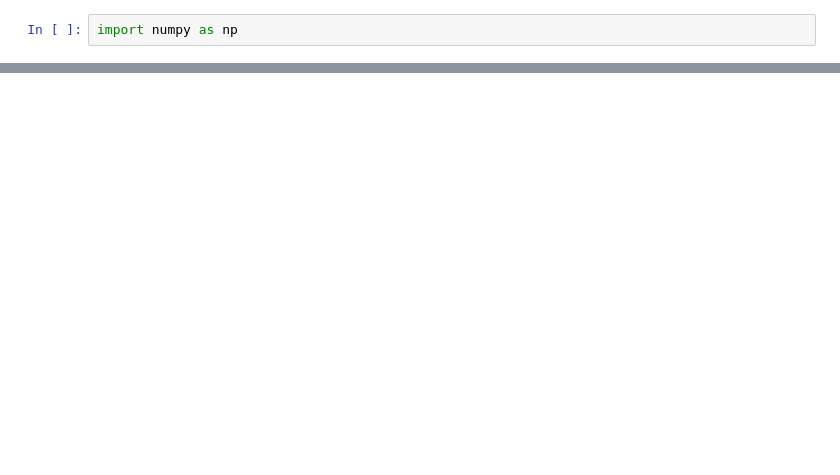
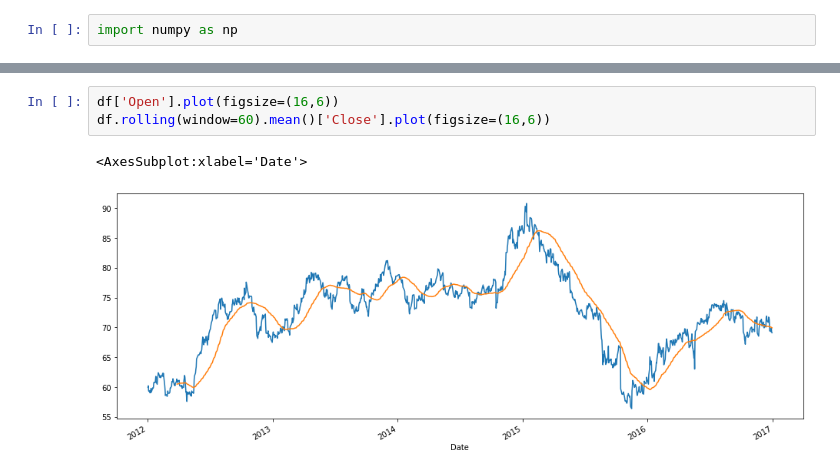
Before and after one commit to RobsonRamos/PythonForFinance, a Jupyter notebook: Untitled1.ipynb, the cells around one changed output, grey strips where cells are left out. Cells and saved outputs as stored; diff of their text form; blank space fills up the shorter version.

```diff
--- a/Untitled1.ipynb
+++ b/Untitled1.ipynb
@@ -20,0 +129,6 @@ np.fi
+# %%
+df['Open'].plot(figsize=(16,6))
+df.rolling(window=60).mean()['Close'].plot(figsize=(16,6))
+# %% [output]
+<AxesSubplot:xlabel='Date'>
+[figure, added]
```
Also changed, not shown: parts of 23 cells of this notebook, 3 other files.
